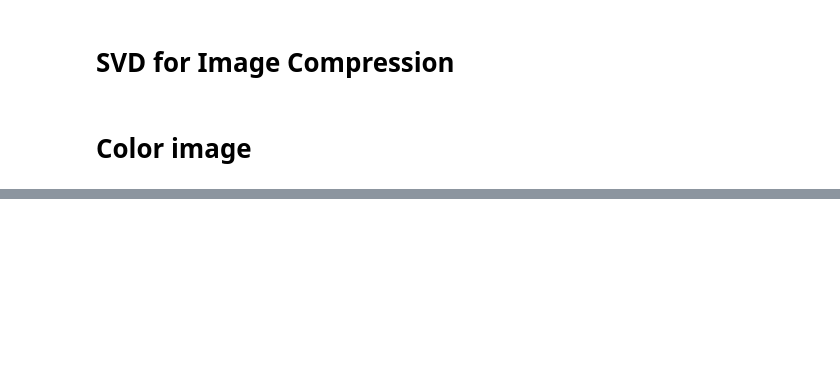
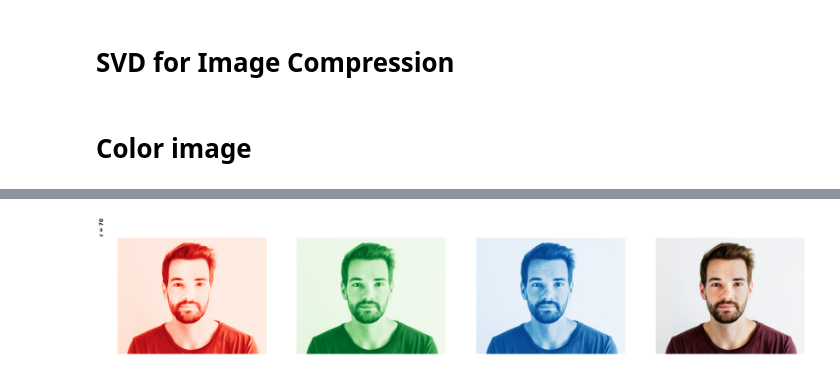
Before and after one commit to andercarrera/SVD-for-image-compression, a Jupyter notebook: SVD for image compression.ipynb, the cells around one changed output, grey strips where cells are left out. Saved outputs shown, nothing was run; the diff lists cells and outputs as text; code cells hidden in the pictures; blank space fills up the shorter version.

```diff
--- a/SVD for image compression.ipynb
+++ b/SVD for image compression.ipynb
@@ -57,32 +58,41 @@ r=70    # r is the number of singular values used
 
 # Restoring the image
 pic_reduce_r = U_r[:, :r] @ np.diag(s_r[:r]) @ VT_r[:r, :]
 pic_reduce_g = U_g[:, :r] @ np.diag(s_g[:r]) @ VT_g[:r, :]
 pic_reduce_b = U_b[:, :r] @ np.diag(s_b[:r]) @ VT_b[:r, :]
 
+# Picture the data obtained
 fig, axes = plt.subplots(1, 4)
 
+##Red
 axes[0].imshow(pic_reduce_r, cmap="Reds_r")
 axes[0].axis('off')
 axes[0].set_title('r = ' + str(r), rotation="vertical",
                   position=(-.1, .42), fontweight='bold')
 
+##Green
 axes[1].imshow(pic_reduce_g, cmap="Greens_r")
 axes[1].axis('off')
 
+##Blue
 axes[2].imshow(pic_reduce_b, cmap="Blues_r")
 axes[2].axis('off')
 
+
 pic_reduce_rgb = np.stack(
     [pic_reduce_r, pic_reduce_g, pic_reduce_b], axis=2)
+
 # Crop values to the range [0, 255]
 pic_reduce_rgb[pic_reduce_rgb < 0.] = 0
 pic_reduce_rgb[pic_reduce_rgb > 255.] = 255
 
+# Picture the whole data obtained
 axes[3].imshow(pic_reduce_rgb.astype('uint8'))
 axes[3].axis('off')
 
-fig.set_figwidth(12)
-fig.set_figheight(6)
+fig.set_figwidth(28)
+fig.set_figheight(14)
 
 plt.show()
+# %% [output]
+[figure, added]
```
Also changed, not shown: parts of 3 cells of this notebook.
